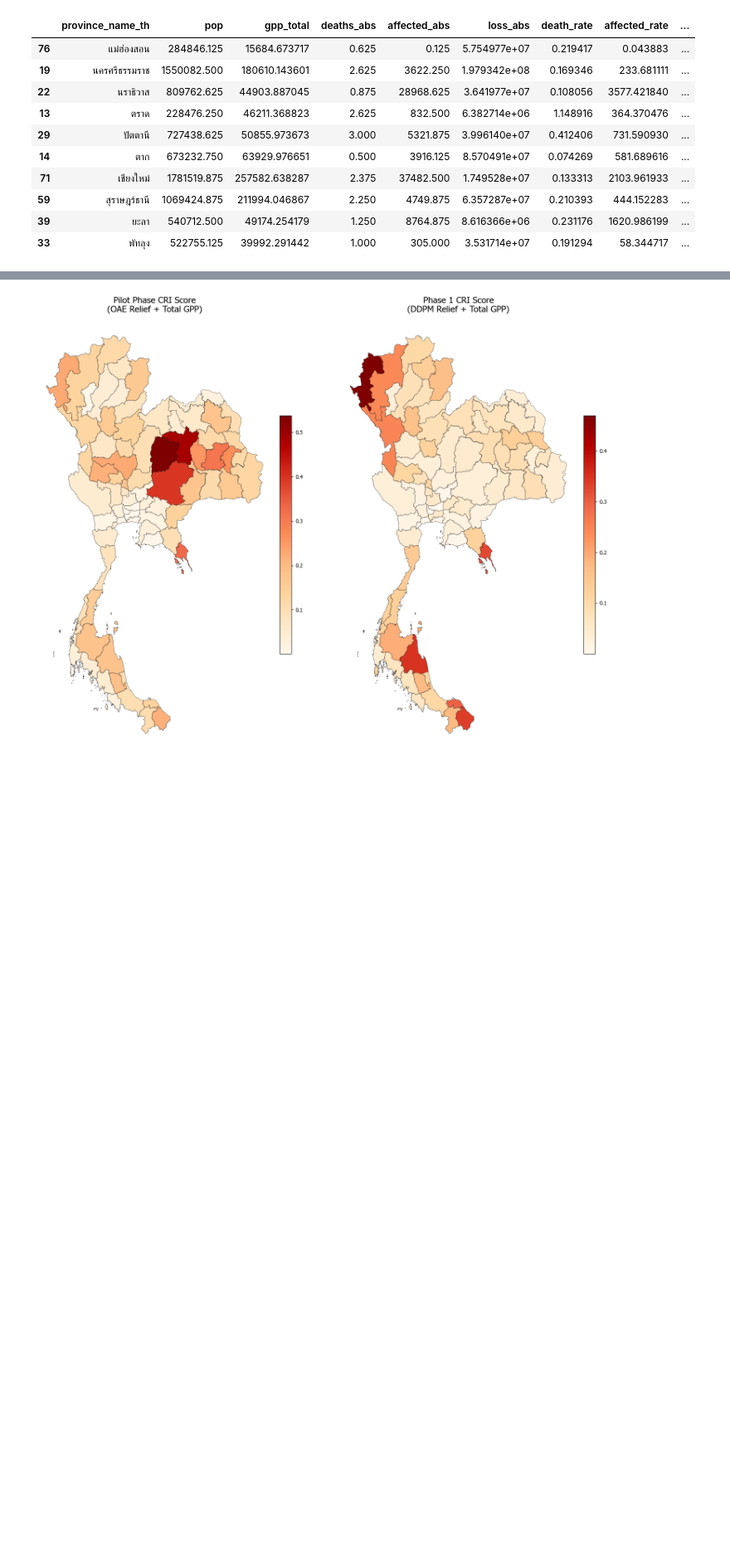
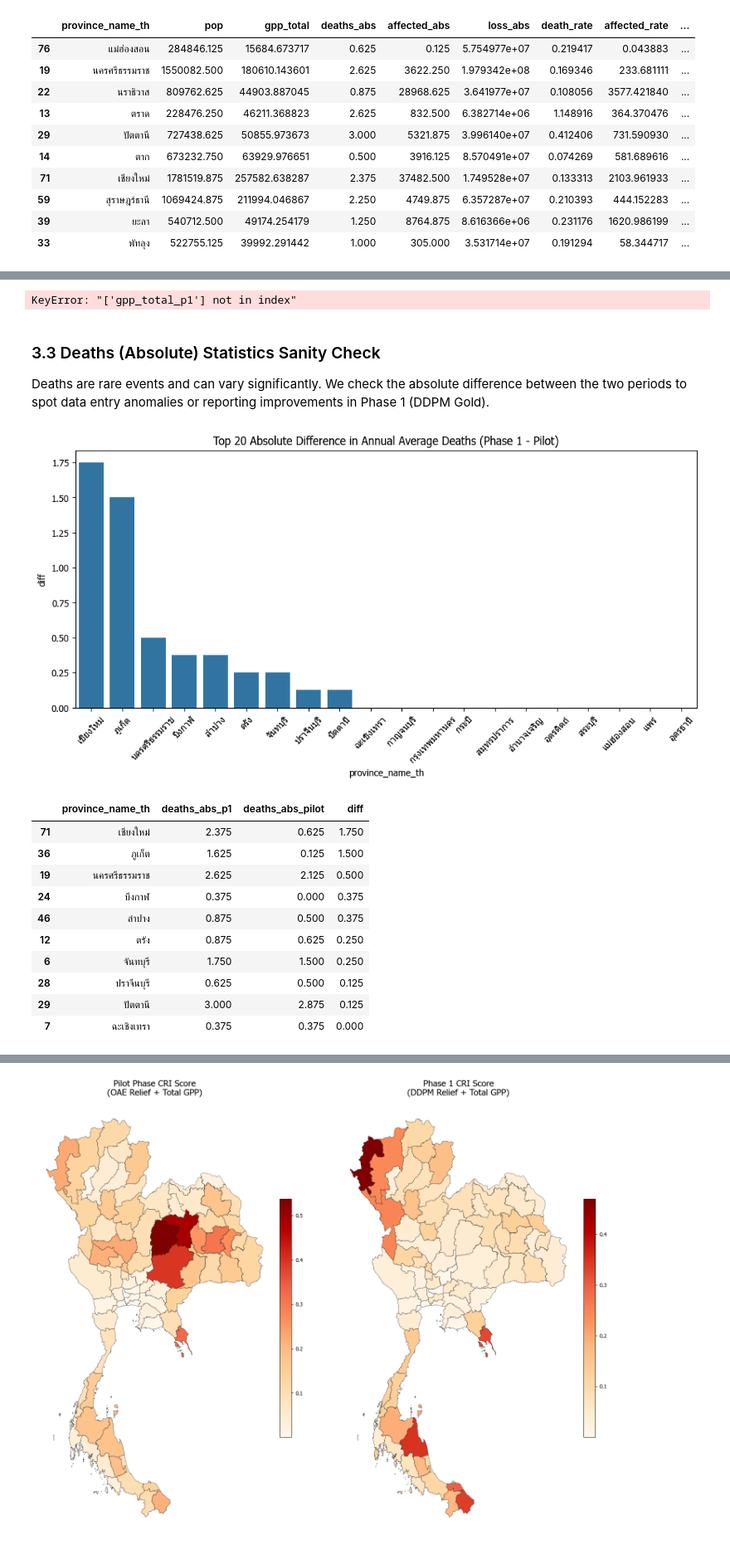
Before and after one commit to Bossax/arun-creagy, a Jupyter notebook: ψ/incubate/DCCE/CRI/data_system/script/analysis_notebooks/cri_methodology_comparison.ipynb, the cells around one changed output, grey strips where cells are left out. Shown at 83% size. Saved outputs shown, nothing was run; the diff lists cells and outputs as text; code cells hidden in the pictures; blank space fills up the shorter version.

```diff
--- a/ψ/incubate/DCCE/CRI/data_system/script/analysis_notebooks/cri_methodology_comparison.ipynb
+++ b/ψ/incubate/DCCE/CRI/data_system/script/analysis_notebooks/cri_methodology_comparison.ipynb
@@ -251,0 +305,55 @@ p1_scored.sort_values("p1_rank").head(10)
+# %%
+# GPP Sanity Check
+gpp_check = p1_df[['province_name_th', 'gpp_total_p1']].merge(
+    pilot_df[['province_name_th', 'gpp_agri_pilot']],
+    on='province_name_th'
+)
+
+gpp_check['gpp_ratio'] = gpp_check['gpp_total_p1'] / gpp_check['gpp_agri_pilot']
+gpp_check['gpp_pct_diff'] = (gpp_check['gpp_ratio'] - 1) * 100
+
+plt.figure(figsize=(12, 5))
+sns.histplot(gpp_check['gpp_pct_diff'], bins=50, kde=True)
+plt.title("Distribution of GPP Percentage Difference (Total vs Agricultural)")
+plt.xlabel("Percentage Difference (%)")
+plt.ylabel("Frequency")
+plt.show()
+
+print(f"Average GPP Ratio: {gpp_check['gpp_ratio'].mean():.4f}")
+display(gpp_check.sort_values('gpp_ratio', ascending=False).head(10))
+# %% [output]
+KeyError: "['gpp_total_p1'] not in index"
+# %% [markdown]
+### 3.3 Deaths (Absolute) Statistics Sanity Check
+
+Deaths are rare events and can vary significantly. We check the absolute difference between the two periods to spot data entry anomalies or reporting improvements in Phase 1 (DDPM Gold).
+# %%
+# Deaths Sanity Check
+deaths_check = p1_df[['province_name_th', 'deaths_abs']].merge(
+    pilot_df[['province_name_th', 'deaths_abs']],
+    on='province_name_th',
+    suffixes=('_p1', '_pilot')
+)
+
+deaths_check['diff'] = deaths_check['deaths_abs_p1'] - deaths_check['deaths_abs_pilot']
+
+plt.figure(figsize=(12, 5))
+sns.barplot(data=deaths_check.sort_values('diff', ascending=False).head(20), x='province_name_th', y='diff')
+plt.xticks(rotation=45)
+plt.title("Top 20 Absolute Difference in Annual Average Deaths (Phase 1 - Pilot)")
+plt.show()
+
+display(deaths_check.sort_values('diff', ascending=False).head(10))
+# %% [output]
+[figure, added]
+|  | province_name_th | deaths_abs_p1 | deaths_abs_pilot | diff |
+| 71 | เชียงใหม่ | 2.375 | 0.625 | 1.750 |
+| 36 | ภูเก็ต | 1.625 | 0.125 | 1.500 |
+| 19 | นครศรีธรรมราช | 2.625 | 2.125 | 0.500 |
+| 24 | บึงกาฬ | 0.375 | 0.000 | 0.375 |
+| 46 | ลำปาง | 0.875 | 0.500 | 0.375 |
+| 12 | ตรัง | 0.875 | 0.625 | 0.250 |
+| 6 | จันทบุรี | 1.750 | 1.500 | 0.250 |
+| 28 | ปราจีนบุรี | 0.625 | 0.500 | 0.125 |
+| 29 | ปัตตานี | 3.000 | 2.875 | 0.125 |
+| 7 | ฉะเชิงเทรา | 0.375 | 0.375 | 0.000 |
```
Also changed, not shown: parts of 15 cells of this notebook, 3 other files.
